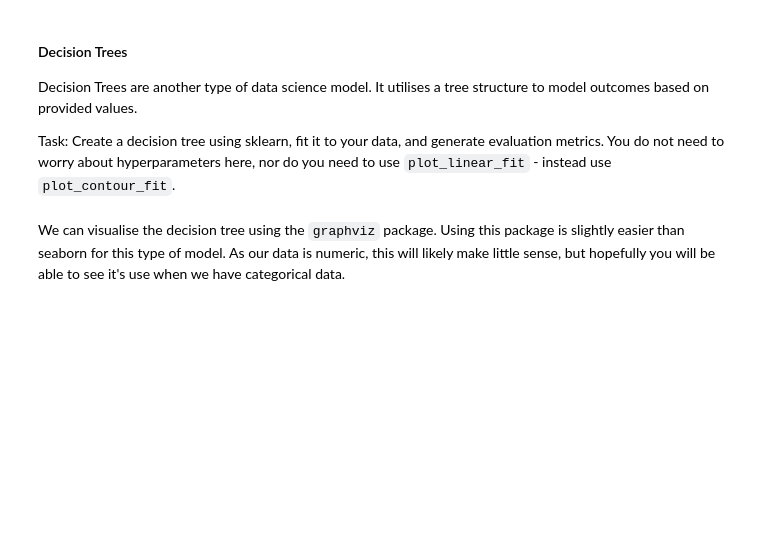
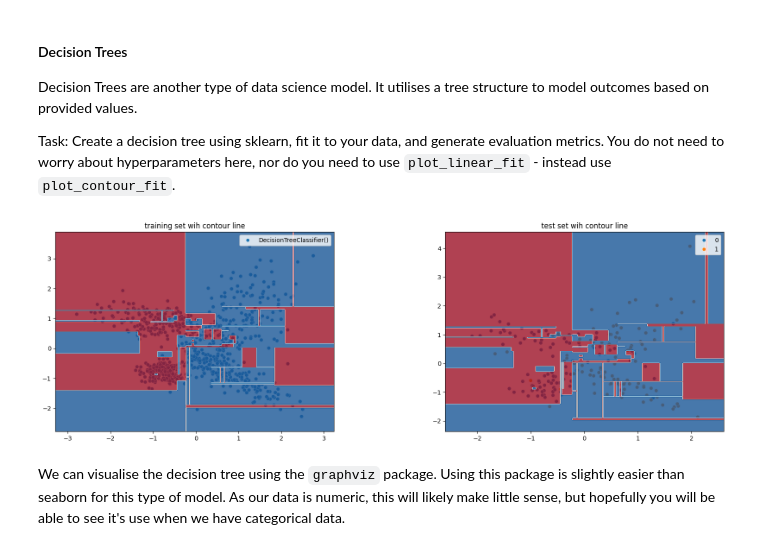
Before and after one commit to darioLabrador/vinho-verde, a Jupyter notebook: csc2034-ds-demos-master/01_logistic_regression_svm_decision_trees.ipynb, the cells around one changed output. Cells and saved outputs as stored; diff of their text form; code cells hidden in the pictures; blank space fills up the shorter version.

Commit message:
Add Decision Tree

```diff
--- a/csc2034-ds-demos-master/01_logistic_regression_svm_decision_trees.ipynb
+++ b/csc2034-ds-demos-master/01_logistic_regression_svm_decision_trees.ipynb
@@ -280,0 +305,10 @@ from sklearn.svm import LinearSVC
+# %%
+from sklearn.svm import LinearSVC
+
+linear_svc = LinearSVC(penalty=penalty, loss="hinge", C=C, multi_class="ovr", random_state=random_state, max_iter=1750)
+
+linear_svc.fit(data_train_scaled, labels_train)
+
+linear_svc_predictions = linear_svc.predict(data_test_scaled)
+
+print(classification_report(labels_test, linear_svc_predictions))
@@ -292,3 +330,15 @@ from helpers import plot_contour_fit
+# %%
+from sklearn import tree
+from helpers import plot_contour_fit
+
+decision_tree = tree.DecisionTreeClassifier()
+decision_tree.fit(data_train_scaled, labels_train)
+
+decision_tree_predictions = decision_tree.predict(data_test_scaled)
+plot_contour_fit(clf=decision_tree,XTrain=data_train_scaled,
+                 CLTrain=decision_tree,XTest=data_test_scaled, CLTest=decision_tree_predictions)
+# %% [output]
+[figure, added]
 # %% [markdown]
 We can visualise the decision tree using the `graphviz` package. Using this package is slightly easier than seaborn for this type of model. As our data is numeric, this will likely make little sense, but hopefully you will be able to see it's use when we have categorical data.
 # %%
```
Also changed, not shown: parts of 14 cells of this notebook.
